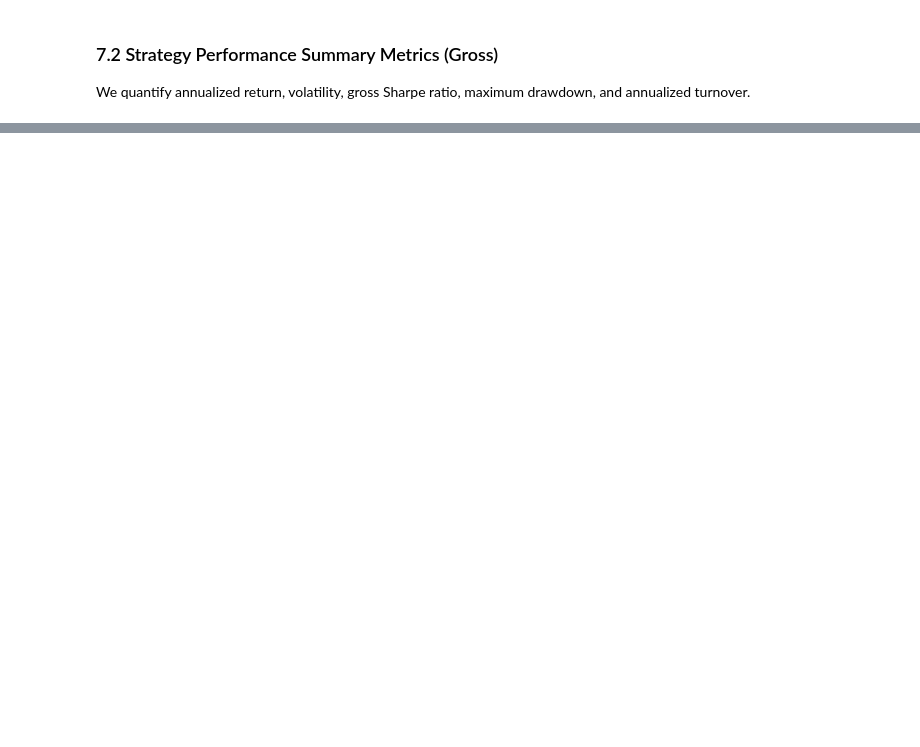
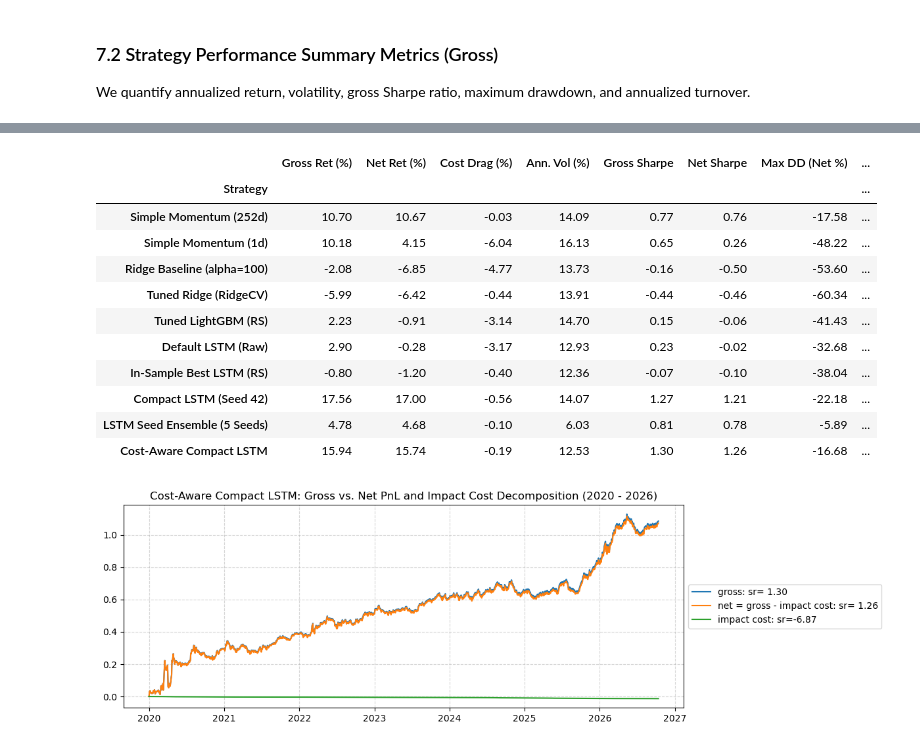
Before and after one commit to gabegagster/commodity_lstm_trading, a Jupyter notebook: notebooks/commodity_lstm_trading.ipynb, the cells around one changed output, grey strips where cells are left out. Cells and saved outputs as stored; diff of their text form; code cells hidden in the pictures; blank space fills up the shorter version.

```diff
--- a/notebooks/commodity_lstm_trading.ipynb
+++ b/notebooks/commodity_lstm_trading.ipynb
@@ -704,0 +841,77 @@ This section marks the exact interface points where Tomàs will integrate the re
+# %%
+# 1. Compute point-in-time volatility-adjusted liquidity cost factor
+vol_liquidity_factor = compute_vol_liquidity_factor(
+    ret_aligned, window=60, min_periods=20, cost_scale=2e-3
+)
+
+# 2. Run Cost-Aware Walk-Forward LSTM Backtest (penalizing turnover against past_h)
+cost_aware_lstm_pipe = make_pipeline(
+    StandardScaler(with_mean=False),
+    PyTorchLSTMRegressor(
+        hidden_size=8,
+        lookback=20,
+        dropout=0.2,
+        lr=1e-3,
+        epochs=15,
+        batch_size=64,
+        weight_decay=1e-3,
+        loss_type="huber",
+        val_split=0.15,
+        patience=5,
+        random_state=42,
+        verbose=False,
+    ),
+    WalkForwardMeanVarianceWithCost(risk_target=TARGET_VOL),
+)
+bt_cost_lstm = MultiAssetBacktesterWithCost(
+    estimator=cost_aware_lstm_pipe,
+    vol_liquidity_factor=vol_liquidity_factor.loc[X_mom.index],
+    max_train_size=756,
+    test_size=21,
+    start_date="2020-01-01",
+    return_pnl_component=True,
+)
+bt_cost_lstm.train(X_mom, y_mom, ret_mom)
+h_lstm_cost_aware = bt_cost_lstm.h_
+pnl_comp_cost_aware = pd.DataFrame(bt_cost_lstm.pnl_)
+
+# Plot Gross vs Net vs Cumulative Impact Cost for the Cost-Aware LSTM
+line(
+    pnl_comp_cost_aware,
+    cumsum=True,
+    title="Cost-Aware Compact LSTM: Gross vs. Net PnL and Impact Cost Decomposition (2020 - 2026)",
+    figsize=(11, 4),
+)
+
+# 3. Unified Gross vs. Net Strategy Comparison Table across all models
+all_oos_holdings = {
+    "Simple Momentum (252d)": m_mom_252.h_.loc["2020-01-01":],
+    "Simple Momentum (1d)": m_mom.h_.loc["2020-01-01":],
+    "Ridge Baseline (alpha=100)": m_ridge.h_.loc["2020-01-01":],
+    "Tuned Ridge (RidgeCV)": h_ridge_tuned,
+    "Tuned LightGBM (RS)": h_lgbm_tuned,
+    "Default LSTM (Raw)": m_lstm_default.h_.loc["2020-01-01":],
+    "In-Sample Best LSTM (RS)": h_lstm_opt,
+    "Compact LSTM (Seed 42)": h_lstm_robust,
+    "LSTM Seed Ensemble (5 Seeds)": h_lstm_ensemble,
+    "Cost-Aware Compact LSTM": h_lstm_cost_aware,
+}
+
+net_summary_df = compute_net_strategy_summary(
+    all_oos_holdings, ret_aligned, vol_liquidity_factor=vol_liquidity_factor
+)
+net_summary_df
+# %% [output]
+|  | Gross Ret (%) | Net Ret (%) | Cost Drag (%) | Ann. Vol (%) | Gross Sharpe | Net Sharpe | Max DD (Net %) | ... |
+| Strategy |  |  |  |  |  |  |  | ... |
+| Simple Momentum (252d) | 10.70 | 10.67 | -0.03 | 14.09 | 0.77 | 0.76 | -17.58 | ... |
+| Simple Momentum (1d) | 10.18 | 4.15 | -6.04 | 16.13 | 0.65 | 0.26 | -48.22 | ... |
+| Ridge Baseline (alpha=100) | -2.08 | -6.85 | -4.77 | 13.73 | -0.16 | -0.50 | -53.60 | ... |
+| Tuned Ridge (RidgeCV) | -5.99 | -6.42 | -0.44 | 13.91 | -0.44 | -0.46 | -60.34 | ... |
+| Tuned LightGBM (RS) | 2.23 | -0.91 | -3.14 | 14.70 | 0.15 | -0.06 | -41.43 | ... |
+| Default LSTM (Raw) | 2.90 | -0.28 | -3.17 | 12.93 | 0.23 | -0.02 | -32.68 | ... |
+| In-Sample Best LSTM (RS) | -0.80 | -1.20 | -0.40 | 12.36 | -0.07 | -0.10 | -38.04 | ... |
+| Compact LSTM (Seed 42) | 17.56 | 17.00 | -0.56 | 14.07 | 1.27 | 1.21 | -22.18 | ... |
+| LSTM Seed Ensemble (5 Seeds) | 4.78 | 4.68 | -0.10 | 6.03 | 0.81 | 0.78 | -5.89 | ... |
+| Cost-Aware Compact LSTM | 15.94 | 15.74 | -0.19 | 12.53 | 1.30 | 1.26 | -16.68 | ... |
+[figure, added]
```
Also changed, not shown: parts of 27 cells of this notebook, 5 other files.
